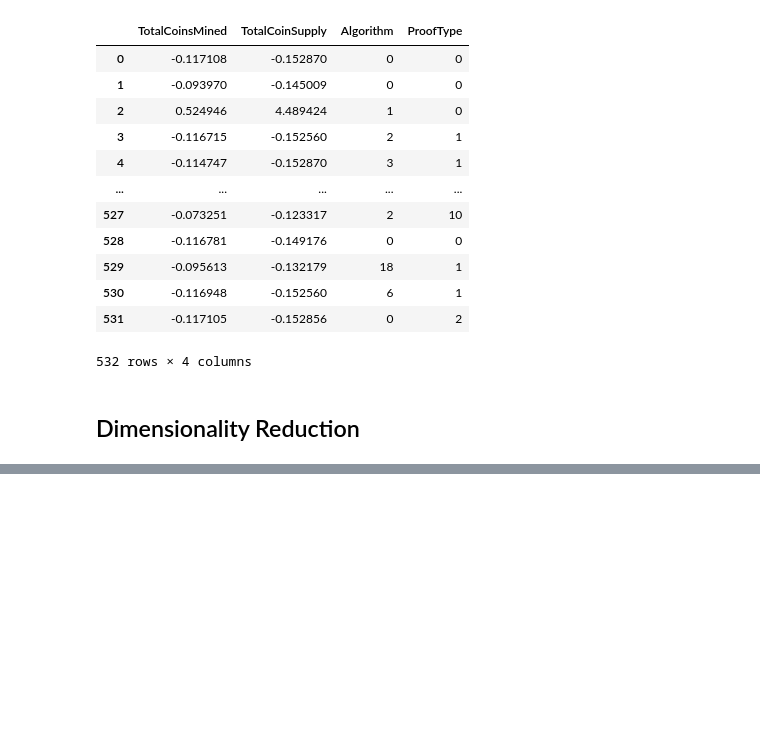
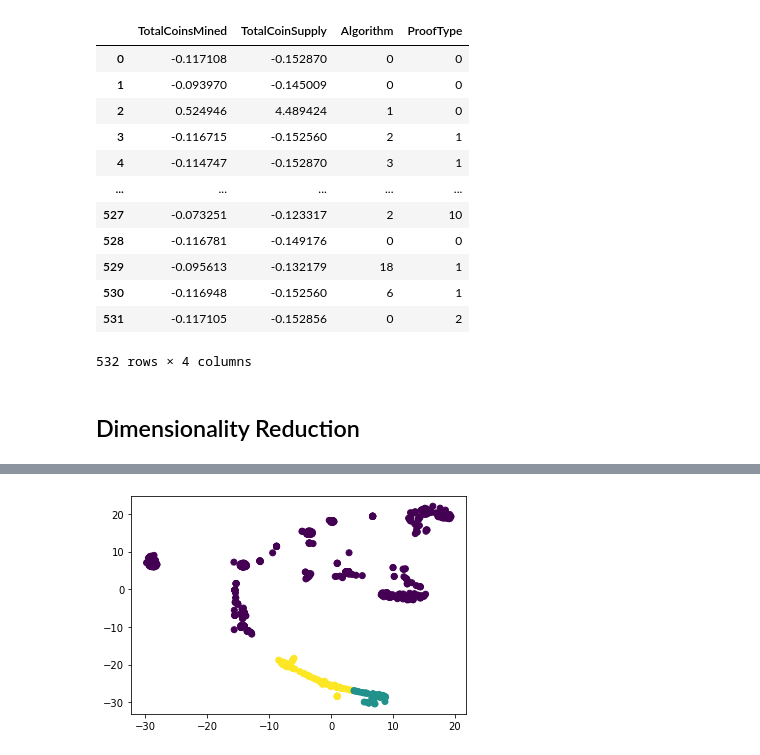
Before and after one commit to simoncastellanos9/CryptocurrencyClusters, a Jupyter notebook: classifier.ipynb, the cells around one changed output, grey strips where cells are left out. Cells and saved outputs as stored; diff of their text form; code cells hidden in the pictures; blank space fills up the shorter version.

```diff
--- a/classifier.ipynb
+++ b/classifier.ipynb
@@ -112,0 +228,6 @@ plt.show()
+# %%
+# Visualize the clusters with color
+plt.scatter(df2['x'], df2['y'], c=labels)
+plt.show()
+# %% [output]
+[figure, added]
```
Also changed, not shown: parts of 17 cells of this notebook.
